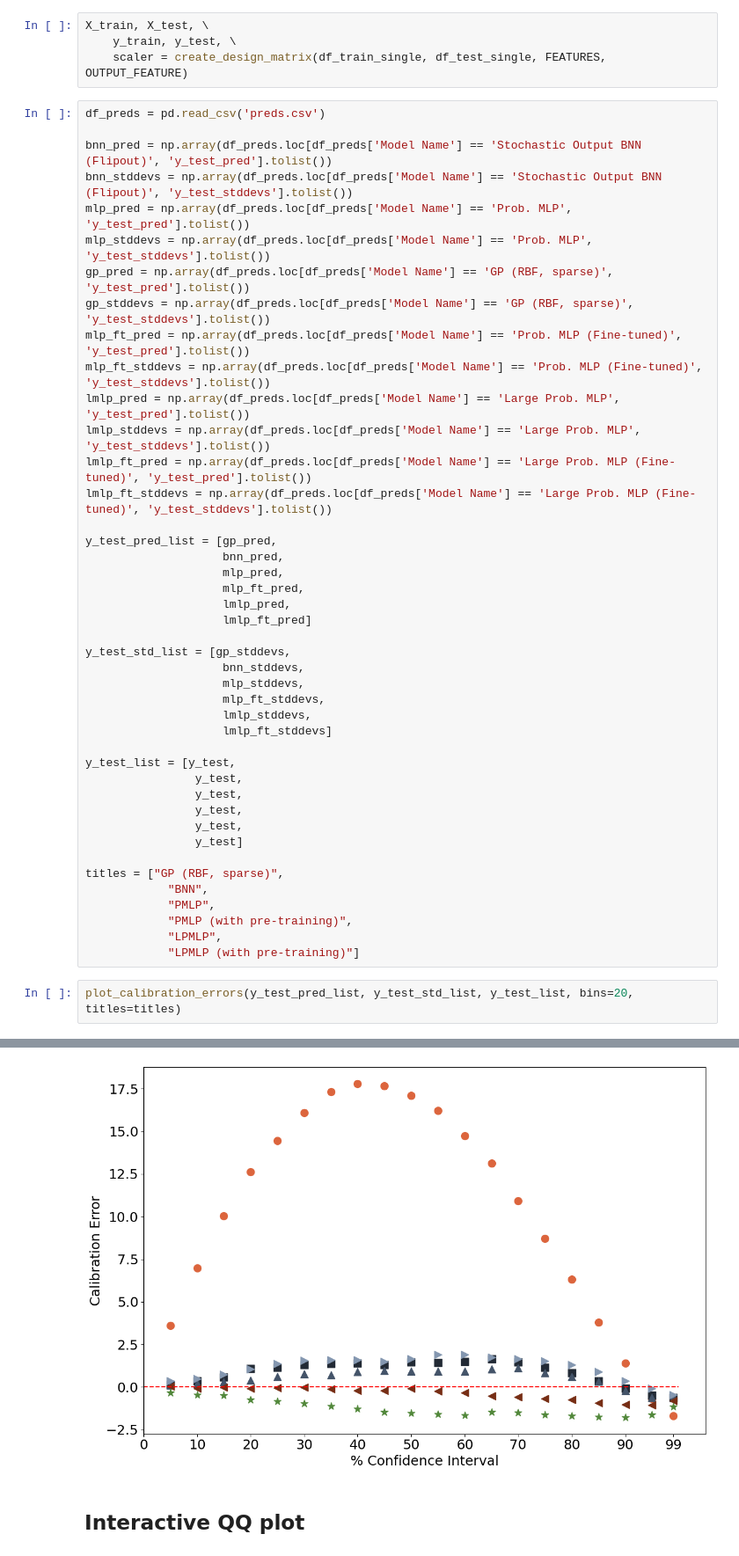
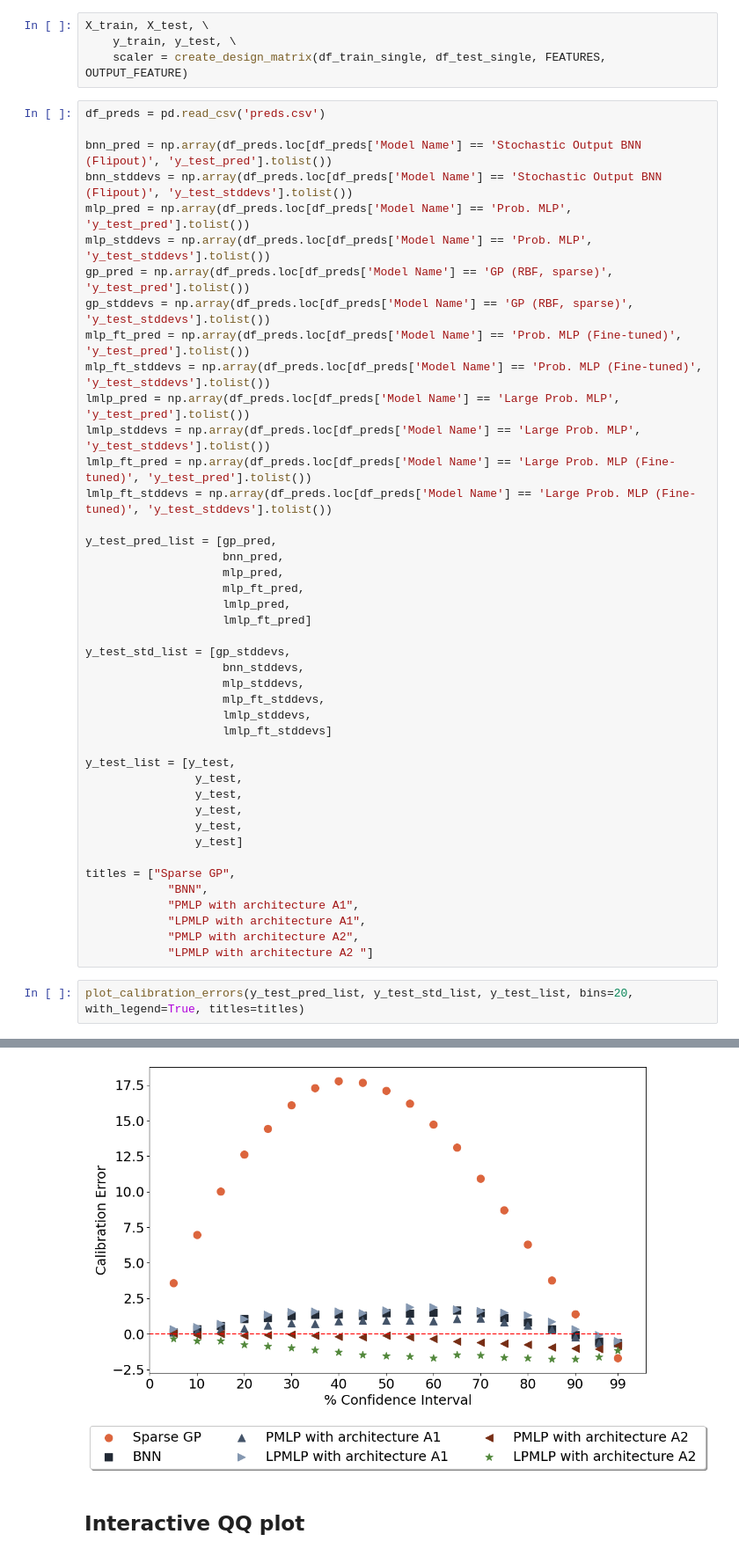
Before and after one commit to filofiocchi02/fyp, a Jupyter notebook: plots.ipynb, the cells around one changed output, grey strips where cells are left out. Shown at 88% size. Saved outputs shown, nothing was run; the diff lists cells and outputs as text.

```diff
--- a/plots.ipynb
+++ b/plots.ipynb
@@ -142,22 +142,22 @@ y_test_list = [y_test,
                 y_test,
                 y_test]
 
-titles = ["GP (RBF, sparse)",
+titles = ["Sparse GP",
             "BNN",
-            "PMLP",
-            "PMLP (with pre-training)",
-            "LPMLP",
-            "LPMLP (with pre-training)"]
+            "PMLP with architecture A1",
+            "LPMLP with architecture A1",
+            "PMLP with architecture A2",
+            "LPMLP with architecture A2 "]
 # %%
-plot_calibration_errors(y_test_pred_list, y_test_std_list, y_test_list, bins=20, titles=titles)
+plot_calibration_errors(y_test_pred_list, y_test_std_list, y_test_list, bins=20, with_legend=True, titles=titles)
 # %% [output]
 17.789687673258186
 1.6684267497425935
 1.119676848747261
 1.9105261768355533
 1.0432452411753843
 1.7723156532988327
-[figure, old version]
+[figure, new version]
 # %% [markdown]
 ## Interactive QQ plot
 # %%
```
Also changed, not shown: parts of 1 cell of this notebook, 4 other files.
